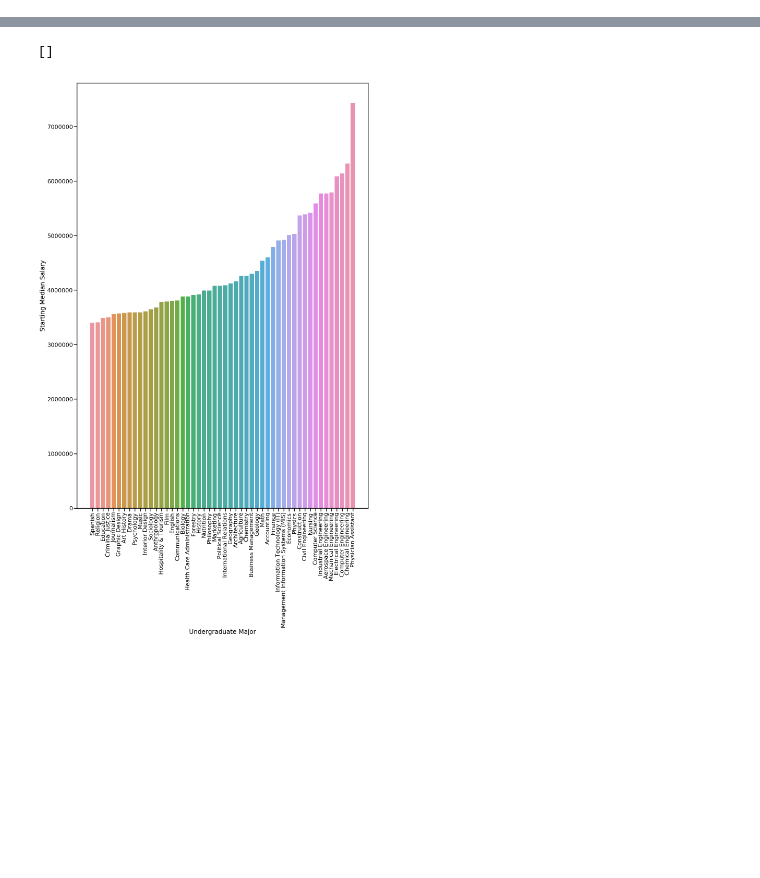
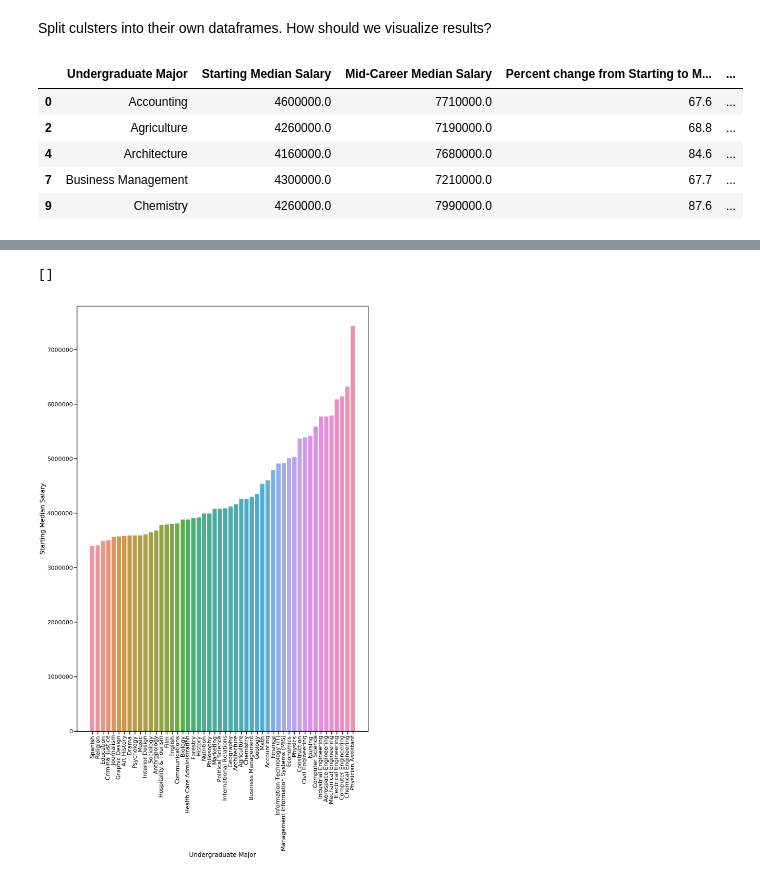
Before and after one commit to demi-tu/Where-it-Pays-to-Attend-College, a Jupyter notebook: analysis-matt.ipynb, the cells around one changed output, grey strips where cells are left out. Saved outputs shown, nothing was run; the diff lists cells and outputs as text; code cells hidden in the pictures; blank space fills up the shorter version.

```diff
--- a/analysis-matt.ipynb
+++ b/analysis-matt.ipynb
@@ -61,0 +124,18 @@ degrees_that_pay.describe()
+# %% [markdown]
+Split culsters into their own dataframes. How should we visualize results?
+# %%
+culster_groups = degrees_that_pay.groupby("predicted_means_clusters")
+cluster_one = culster_groups.get_group(0)
+cluster_two = culster_groups.get_group(1)
+cluster_three = culster_groups.get_group(2)
+cluster_four = culster_groups.get_group(3)
+cluster_five = culster_groups.get_group(3)
+
+cluster_one.head()
+# %% [output]
+|  | Undergraduate Major | Starting Median Salary | Mid-Career Median Salary | Percent change from Starting to M... | ... |
+| 0 | Accounting | 4600000.0 | 7710000.0 | 67.6 | ... |
+| 2 | Agriculture | 4260000.0 | 7190000.0 | 68.8 | ... |
+| 4 | Architecture | 4160000.0 | 7680000.0 | 84.6 | ... |
+| 7 | Business Management | 4300000.0 | 7210000.0 | 67.7 | ... |
+| 9 | Chemistry | 4260000.0 | 7990000.0 | 87.6 | ... |
```
Also changed, not shown: parts of 13 cells of this notebook.
